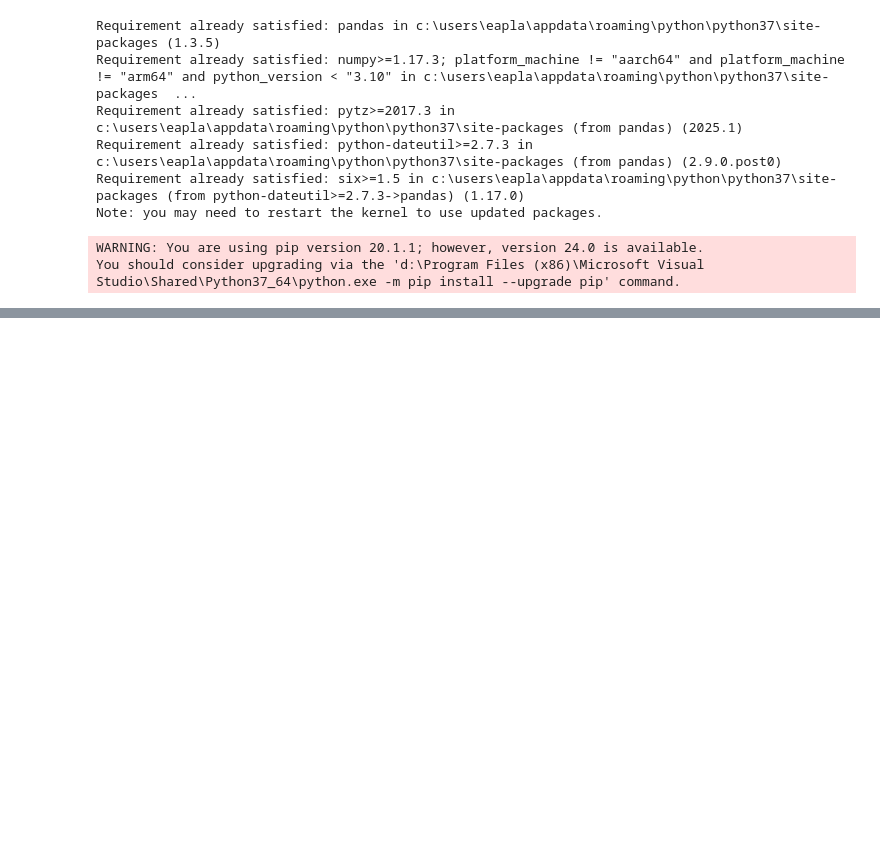
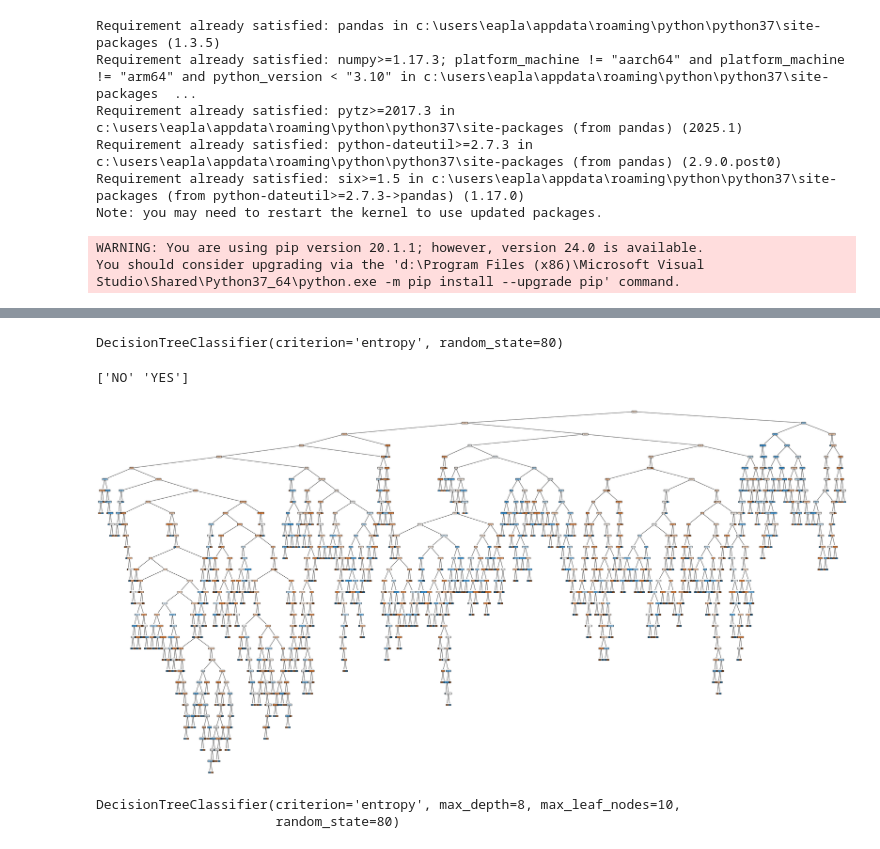
Before and after one commit to eaplatt3/Decision-Tree, a Jupyter notebook: donor decision tree.ipynb, the cells around one changed output, grey strips where cells are left out. Saved outputs shown, nothing was run; the diff lists cells and outputs as text; code cells hidden in the pictures; blank space fills up the shorter version.

```diff
--- a/donor decision tree.ipynb
+++ b/donor decision tree.ipynb
@@ -100,0 +106,38 @@ KeyError: 'Target_B'
+# %%
+X = df.iloc[:,1:16]
+y = df.iloc[:, 0]
+# %%
+# Split data into training (80%) and testing (20%) sets, using seed 80
+X_train, X_test, y_train, y_test = train_test_split(X, y, test_size=0.2, random_state=80)
+
+# Create and train the decision tree model
+model = DecisionTreeClassifier(random_state=80,criterion='entropy')
+model.fit(X_train, y_train)
+# %% [output]
+DecisionTreeClassifier(criterion='entropy', random_state=80)
+# %%
+print(model.classes_)
+# %% [output]
+['NO' 'YES']
+# %%
+plt.figure(figsize=(48,24))
+plot_tree(model, feature_names=X.columns, class_names=['No', 'Yes'], filled=True)
+plt.show()
+# %% [output]
+[figure, added]
+# %%
+## Set constraints when creating the tree
+pruned_tree = DecisionTreeClassifier(
+    random_state=80,
+    criterion='entropy',
+    max_depth=8,                  # Limit the depth of the tree
+    min_samples_split=2,           # Min samples required to split a node
+    #min_samples_leaf=2,           # Min samples required in a leaf node
+    max_leaf_nodes=10,            # Max number of leaf nodes
+    #min_impurity_decrease=0.01     # Min impurity decrease required for splitting
+)
+
+pruned_tree.fit(X_train, y_train)
+# %% [output]
+DecisionTreeClassifier(criterion='entropy', max_depth=8, max_leaf_nodes=10,
+                       random_state=80)
```
Also changed, not shown: parts of 8 cells of this notebook.
